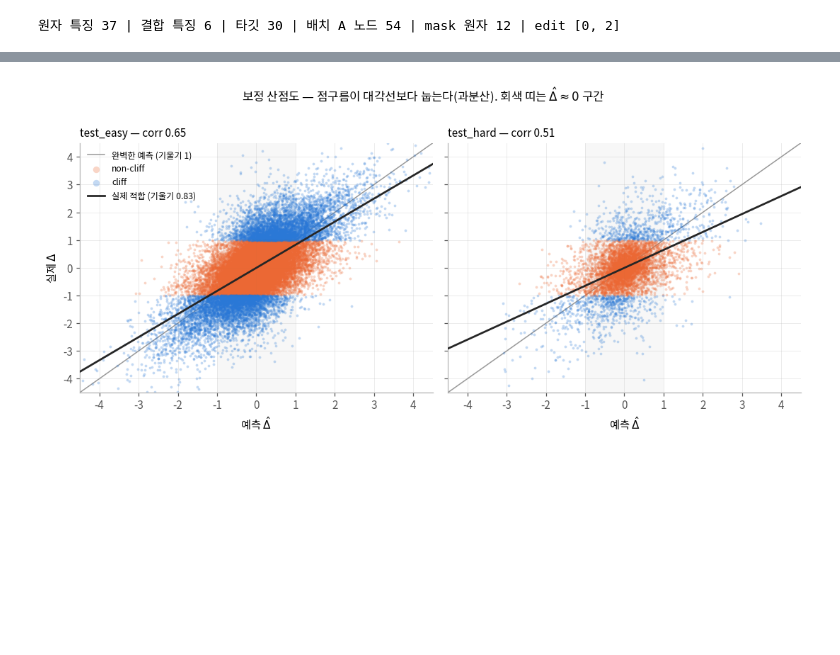
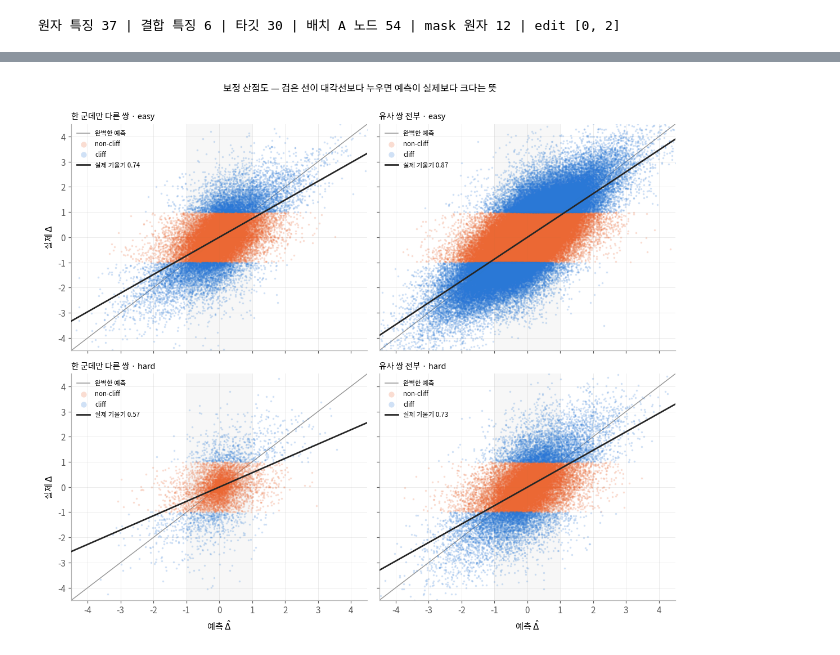
Before and after one commit to dlrudgms1234-commits/capstone, a Jupyter notebook: ac_pipeline.ipynb, the cells around one changed output, grey strips where cells are left out. Saved outputs shown, nothing was run; the diff lists cells and outputs as text; code cells hidden in the pictures; blank space fills up the shorter version.

```diff
--- a/ac_pipeline.ipynb
+++ b/ac_pipeline.ipynb
@@ -1151,7 +1005,10 @@ RMSE는 큰 오차에 눌려 구간 안의 편향이 보이지 않는다. cliff
 # %%
-bucket = pd.cut(test.delta.abs(), [0, 1, 2, np.inf], right=False, labels=['|Δ|<1', '1≤|Δ|<2', '|Δ|≥2'])
-g = test.assign(b=bucket).groupby(['split', 'b'], observed=True)
-mae = pd.concat({m: test.assign(b=bucket, ae=(test[f'pred_{m}'] - test.delta).abs())
-                       .groupby(['split', 'b'], observed=True).ae.mean() for m in MODELS}, axis=1)
-mae.insert(0, 'n', g.size())
-mae.round(3)
+BUCKETS = ['|Δ|<1', '1≤|Δ|<2', '|Δ|≥2']
+MAES = {}
+for st, pset in RESULTS.items():
+    t_ = pset[pset.split.str.startswith('test')]
+    b = pd.cut(t_.delta.abs(), [0, 1, 2, np.inf], right=False, labels=BUCKETS)
+    m = pd.concat({k: t_.assign(b=b, ae=(t_[f'pred_{k}'] - t_.delta).abs())
+                      .groupby(['split', 'b'], observed=True).ae.mean() for k in MODELS}, axis=1)
+    m.insert(0, 'n', t_.assign(b=b).groupby(['split', 'b'], observed=True).size())
+    MAES[st] = m
@@ -1220,24 +1092,26 @@ val로 맞춘 축소 계수 c = 0.816  →  c·Δ̂ 로 바꿨을 때 test RMSE
 # %%
-fig, ax = plt.subplots(1, 2, figsize=(10, 4.6), sharex=True, sharey=True)
 LIM = 4.5
-for a_, s in zip(ax, ['test_easy', 'test_hard']):
-    d = pairs[pairs.split == s]
-    a_.plot([-LIM, LIM], [-LIM, LIM], color='0.6', lw=1, zorder=1, label='완벽한 예측 (기울기 1)')
-    for cl, c, lbl in [(False, C2, 'non-cliff'), (True, C1, 'cliff')]:
-        m = (d.is_cliff == cl).values
-        a_.scatter(d.pred_gnn_best[m], d.delta[m], s=6, alpha=0.28, color=c, lw=0, zorder=2, label=lbl)
-    sl, ic = np.polyfit(d.pred_gnn_best, d.delta, 1)
-    xs = np.array([-LIM, LIM])
-    a_.plot(xs, sl * xs + ic, color='0.15', lw=1.8, zorder=3, label=f'실제 적합 (기울기 {sl:.2f})')
-    a_.axvspan(-1, 1, color='0.5', alpha=0.06, lw=0, zorder=0)
-    a_.set(xlim=(-LIM, LIM), ylim=(-LIM, LIM), xlabel=r'예측 $\hat{\Delta}$')
-    a_.set_title(f'{s} — corr {np.corrcoef(d.pred_gnn_best, d.delta)[0, 1]:.2f}', loc='left', fontsize=10)
-    tidy(a_)
-ax[0].set_ylabel(r'실제 $\Delta$')
-h_, l_ = ax[0].get_legend_handles_labels()
-ax[0].legend(h_, l_, fontsize=8, frameon=False, loc='upper left', markerscale=2.5)
-fig.suptitle(r'보정 산점도 — 점구름이 대각선보다 눕는다(과분산). 회색 띠는 $\hat{\Delta}\approx0$ 구간', y=1.0, fontsize=11)
+fig, axes = plt.subplots(2, 2, figsize=(10.5, 9), sharex=True, sharey=True)
+for col, (st, pset) in enumerate(RESULTS.items()):
+    for row, sp in enumerate(['test_easy', 'test_hard']):
+        a_ = axes[row, col]
+        d = pset[pset.split == sp]
+        a_.plot([-LIM, LIM], [-LIM, LIM], color='0.6', lw=1, zorder=1, label='완벽한 예측')
+        for cl, c, lbl in [(False, C2, 'non-cliff'), (True, C1, 'cliff')]:
+            m = (d.is_cliff == cl).values
+            a_.scatter(d.pred_gnn_best[m], d.delta[m], s=5, alpha=0.22, color=c, lw=0, zorder=2, label=lbl)
+        sl, ic = np.polyfit(d.pred_gnn_best, d.delta, 1)
+        xs = np.array([-LIM, LIM])
+        a_.plot(xs, sl * xs + ic, color='0.15', lw=1.8, zorder=3, label=f'실제 기울기 {sl:.2f}')
+        a_.axvspan(-1, 1, color='0.5', alpha=0.06, lw=0, zorder=0)
+        a_.set(xlim=(-LIM, LIM), ylim=(-LIM, LIM))
+        a_.set_title(f'{LABEL[st]} · {"easy" if row == 0 else "hard"}', loc='left', fontsize=9.5)
+        a_.legend(fontsize=7.5, frameon=False, loc='upper left', markerscale=3)
+        tidy(a_)
+for a_ in axes[1]: a_.set_xlabel(r'예측 $\hat{\Delta}$')
+for a_ in axes[:, 0]: a_.set_ylabel(r'실제 $\Delta$')
+fig.suptitle(r'보정 산점도 — 검은 선이 대각선보다 누우면 예측이 실제보다 크다는 뜻', y=1.0, fontsize=11)
 fig.tight_layout(); plt.show()
 # %% [output]
-[figure, old version]
+[figure, new version]
 # %% [markdown]
```
Also changed, not shown: parts of 55 cells of this notebook, 1 other file.
